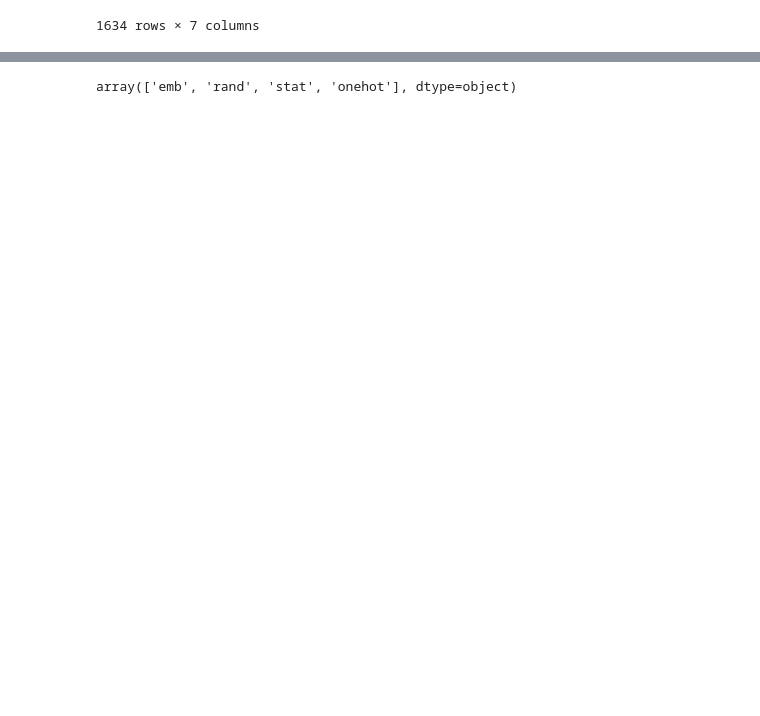
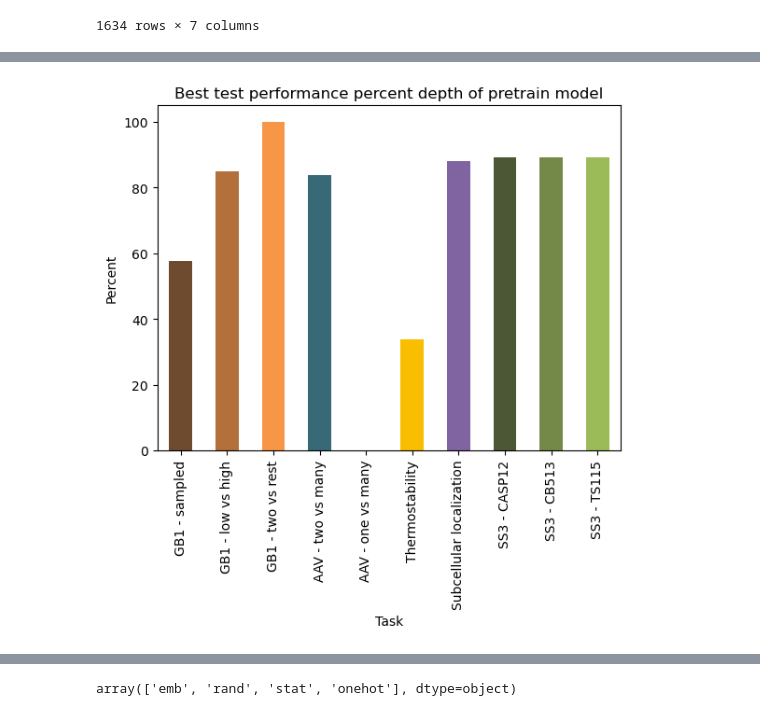
Before and after one commit to microsoft/protein-transfer, a Jupyter notebook: sandbox/results_replot_2.ipynb, the cells around one changed output, grey strips where cells are left out. Drawn from its saved outputs; the diff is of its cells as text; code cells hidden in the pictures; blank space fills up the shorter version.

Commit message:
add best layer number achieved

```diff
--- a/sandbox/results_replot_2.ipynb
+++ b/sandbox/results_replot_2.ipynb
@@ -39,3 +120,22 @@ result_df
 | 1632 | esm | annotation_scl_balanced | onehot | onehot | 0.0 | test_performance_2 | [0.37402597402597404] |
 | 1633 | esm | annotation_scl_balanced | onehot | onehot | 0.0 | test_performance_1 | [0.6619061060529179] |
 1634 rows × 7 columns
+# %%
+prepped_df = result_df.copy()
+
+# add task type and model size details for plotting legends
+prepped_df["task_type"] = prepped_df["task"].str.split("_").str[0]
+prepped_df["model_size"] = prepped_df["model"].map(MODEL_SIZE)
+prepped_df["model_layer"] = prepped_df["model"].map(MODEL_LAYER)
+
+# get rid of pooling details
+prepped_df["task"] = prepped_df["task"].str.replace("_mean", "")
+prepped_df["task"] = prepped_df["task"].str.replace("_noflatten", "")
+
+# sort based on given task order for plot legend
+prepped_df["task"] = pd.Categorical(
+    prepped_df["task"], categories=ORDERED_TASK_LIST, ordered=True
+).map(TASK_LEGEND_MAP)
+prepped_df = prepped_df.sort_values(["task", "ptp"], ascending=[True, False])
+
+prepped_df
@@ -41,0 +188,3 @@ result_df
+# %%
+slice_df = get_best_metric_df(prepped_df, "test_performance_1")
+slice_df
@@ -41,0 +209,4 @@ result_df
+# %%
+emb_df = slice_df[slice_df["ablation"] == "emb"].copy()
+emb_df["model_layer_percent"] = emb_df["best_layer"] / emb_df["model_layer"] * 100
+emb_df
@@ -42,3 +260,24 @@ result_df
+# %%
+# Create a bar plot with custom colors
+fig, ax = plt.subplots()
+emb_df.plot(
+    kind="bar",
+    x="task",
+    y="model_layer_percent",
+    color=[TASK_SIMPLE_COLOR_MAP.get(task, "gray") for task in emb_df["task"]],
+    ax=ax,
+    legend=None,
+)
+
+# Set labels and title
+plt.xlabel("Task")
+plt.ylabel("Percent")
+plt.title("Best test performance percent depth of pretrain model")
+
+# Show the plot
+plt.show()
+# %% [output]
+[figure, added]
 # %%
 
 result_df["value"] = result_df["value"].apply(np.max)
```
Also changed, not shown: parts of 13 cells of this notebook, 3 other files.
